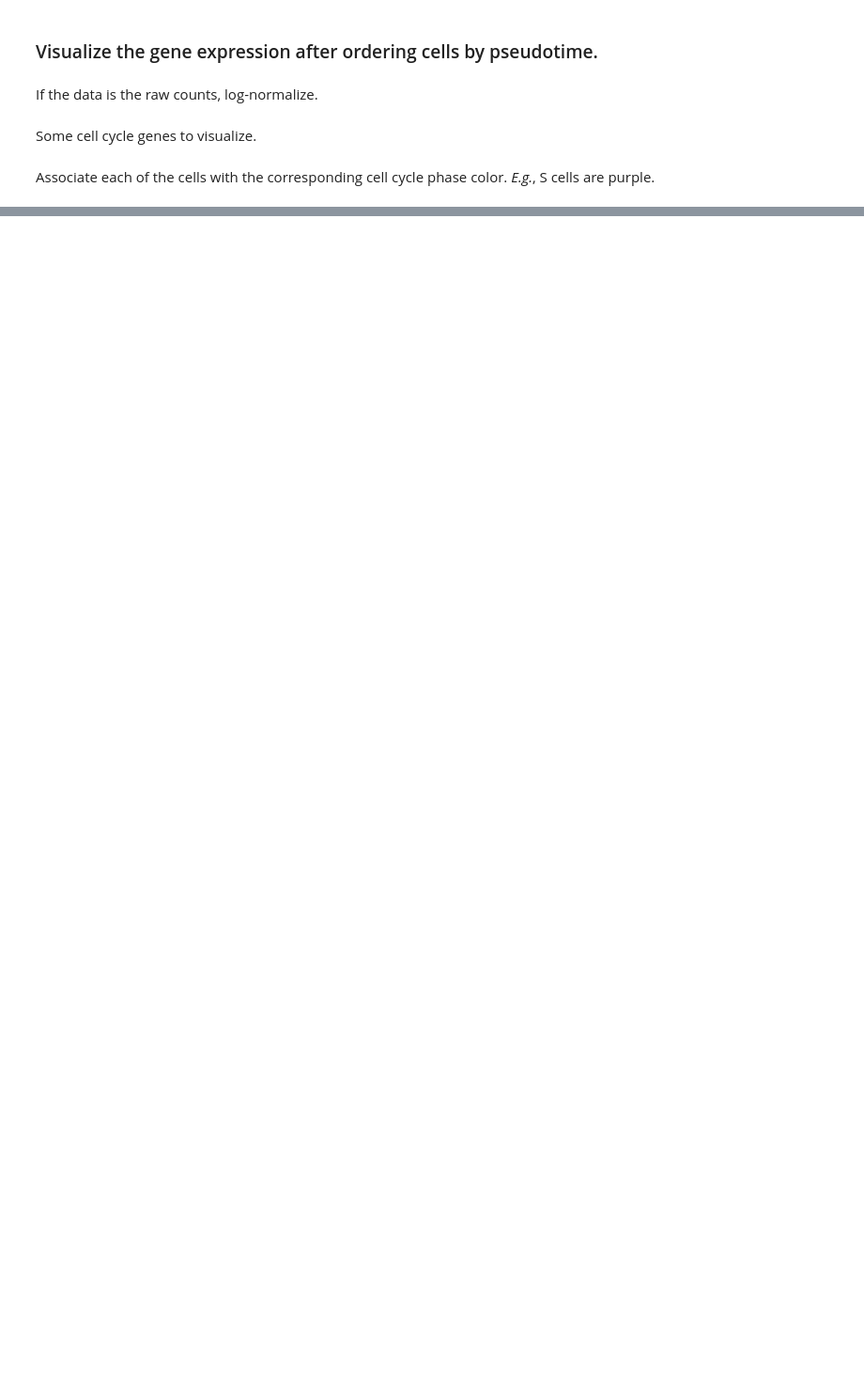
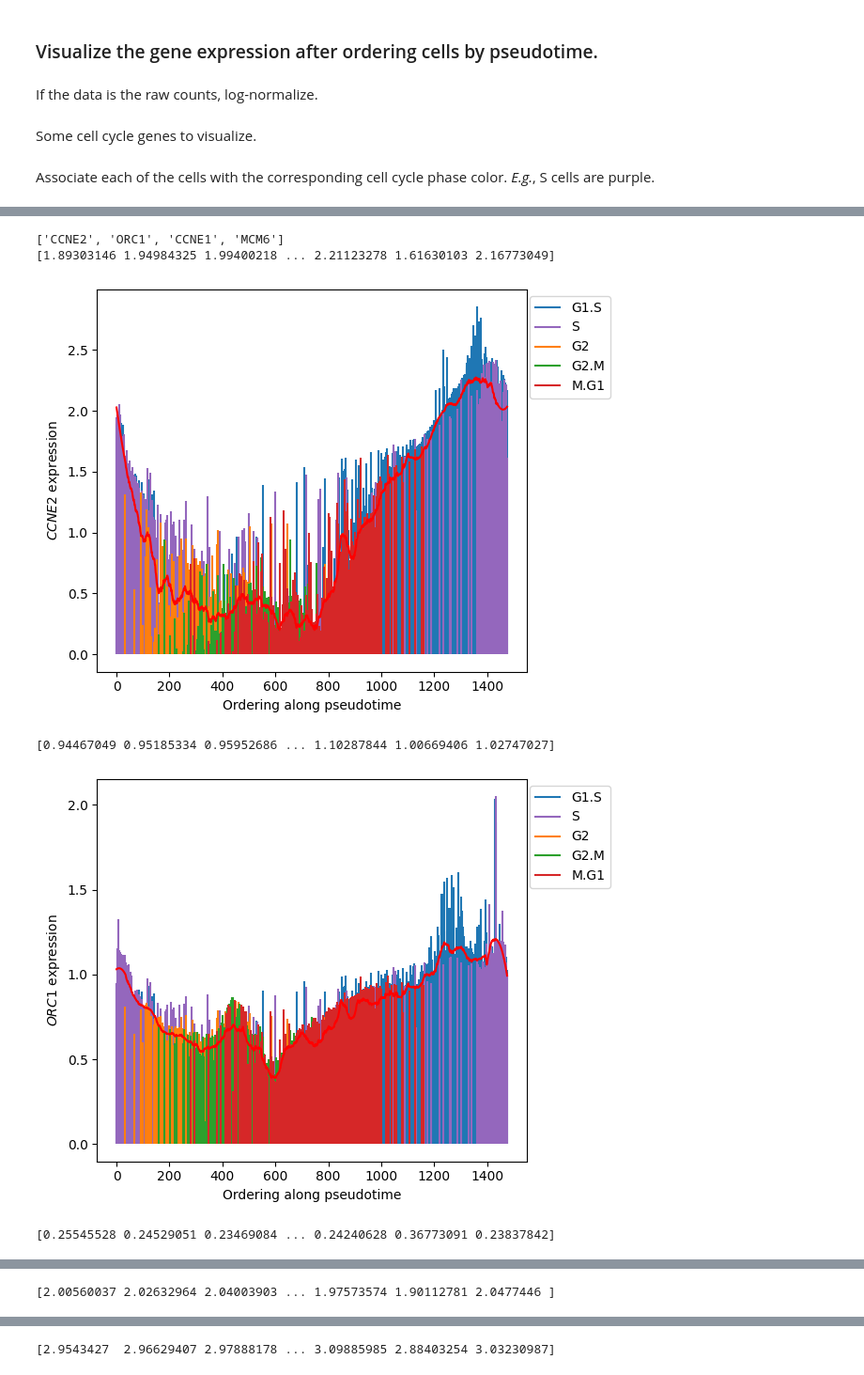
Before and after one commit to sbc806/CellUntangler, a Jupyter notebook: celluntangler_hela_tutorial.ipynb, the cells around one changed output, grey strips where cells are left out. Shown at 94% size. Drawn from its saved outputs; the diff is of its cells as text; code cells hidden in the pictures; blank space fills up the shorter version.

```diff
--- a/celluntangler_hela_tutorial.ipynb
+++ b/celluntangler_hela_tutorial.ipynb
@@ -413,0 +463,21 @@ for desired_phase in desired_phases:
+# %%
+desired_phases = subset_phase_genes.keys()
+for desired_phase in desired_phases:
+    phase_gene_list = phase_genes[desired_phase]
+    print(phase_gene_list)
+    make_dir(gene_save_path, desired_phase)
+    phase_dir_path = os.path.join(gene_save_path, desired_phase)
+    for gene in phase_gene_list:
+
+        if gene in adata.var.index:
+
+            phase_dir_path = os.path.join(gene_save_path,desired_phase)
+
+            plot_gene_change(adata[adata.uns['mvae_pseudotime_order']],desired_phase,gene,colors,labels,phase_dir_path,ccPhase_palette=None,layer="enhanced")
+# %% [output]
+['CCNE2', 'ORC1', 'CCNE1', 'MCM6']
+[1.89303146 1.94984325 1.99400218 ... 2.21123278 1.61630103 2.16773049]
+[figure, added]
+[0.94467049 0.95185334 0.95952686 ... 1.10287844 1.00669406 1.02747027]
+[figure, added]
+[0.25545528 0.24529051 0.23469084 ... 0.24240628 0.36773091 0.23837842]
@@ -413,0 +485 @@ for desired_phase in desired_phases:
+[2.00560037 2.02632964 2.04003903 ... 1.97573574 1.90112781 2.0477446 ]
@@ -413,0 +490 @@ for desired_phase in desired_phases:
+[2.9543427  2.96629407 2.97888178 ... 3.09885985 2.88403254 3.03230987]
```
Also changed, not shown: parts of 35 cells of this notebook.
